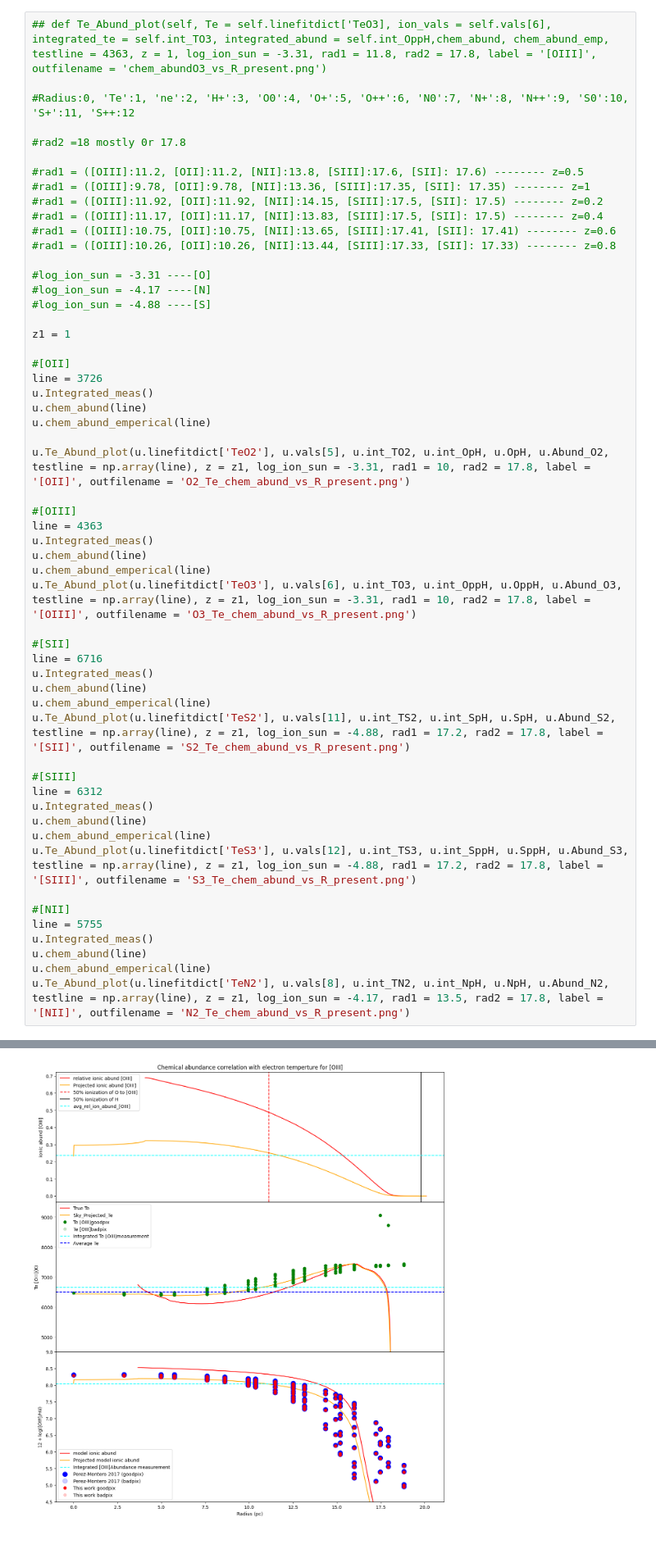
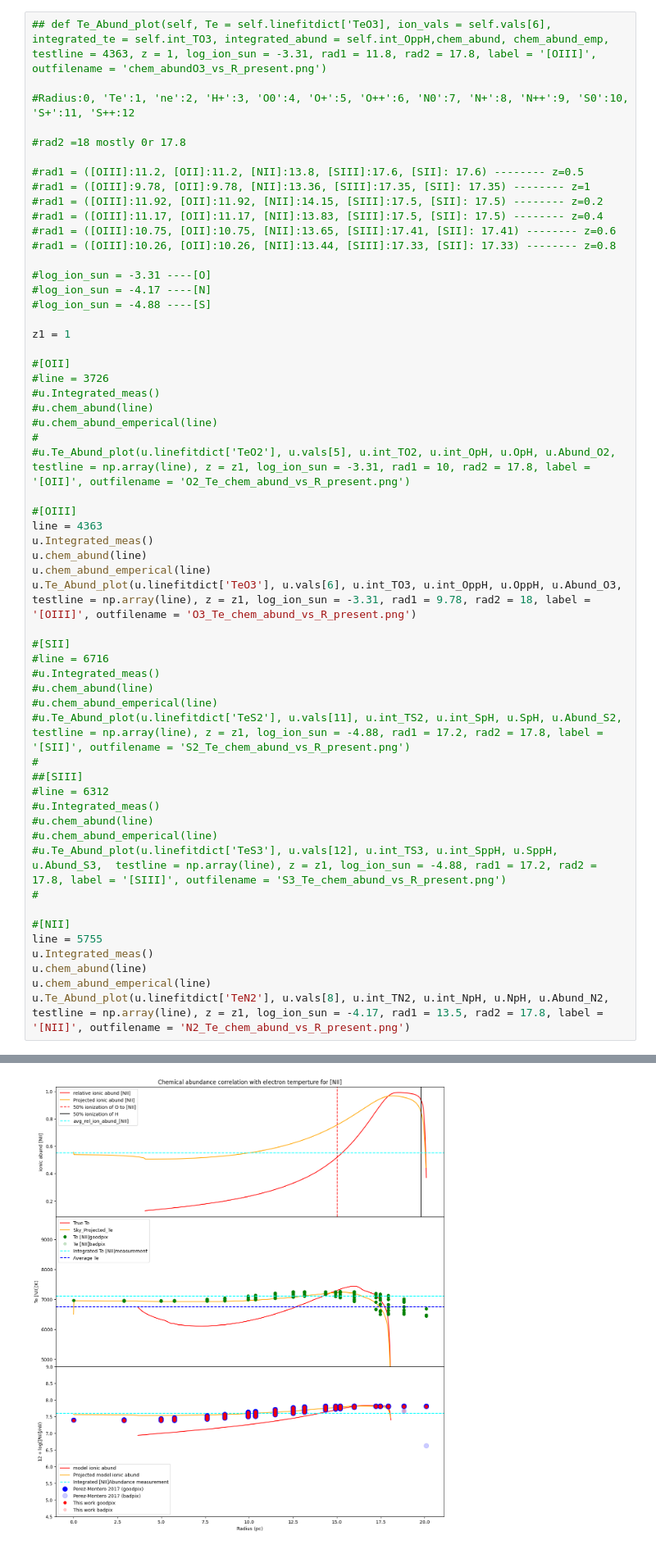
Before and after one commit to Amrita27singh/lvmnebular, a Jupyter notebook: Testing_lvmnebular.ipynb, the cells around one changed output, grey strips where cells are left out. Shown at 82% size. Cells and saved outputs as stored; diff of their text form.

```diff
--- a/Testing_lvmnebular.ipynb
+++ b/Testing_lvmnebular.ipynb
@@ -133,33 +139,34 @@ plt.ylim(8000, 20000)
 z1 = 1
 
 #[OII]
-line = 3726
-u.Integrated_meas()
-u.chem_abund(line)
-u.chem_abund_emperical(line)
-
-u.Te_Abund_plot(u.linefitdict['TeO2'], u.vals[5], u.int_TO2, u.int_OpH, u.OpH, u.Abund_O2,  testline = np.array(line), z = z1, log_ion_sun = -3.31, rad1 = 10, rad2 = 17.8, label = '[OII]', outfilename = 'O2_Te_chem_abund_vs_R_present.png')
+#line = 3726
+#u.Integrated_meas()
+#u.chem_abund(line)
+#u.chem_abund_emperical(line)
+#
+#u.Te_Abund_plot(u.linefitdict['TeO2'], u.vals[5], u.int_TO2, u.int_OpH, u.OpH, u.Abund_O2,  testline = np.array(line), z = z1, log_ion_sun = -3.31, rad1 = 10, rad2 = 17.8, label = '[OII]', outfilename = 'O2_Te_chem_abund_vs_R_present.png')
 
 #[OIII]
 line = 4363
 u.Integrated_meas()
 u.chem_abund(line)
 u.chem_abund_emperical(line)
-u.Te_Abund_plot(u.linefitdict['TeO3'], u.vals[6], u.int_TO3, u.int_OppH, u.OppH, u.Abund_O3,  testline = np.array(line), z = z1, log_ion_sun = -3.31, rad1 = 10, rad2 = 17.8, label = '[OIII]', outfilename = 'O3_Te_chem_abund_vs_R_present.png')
+u.Te_Abund_plot(u.linefitdict['TeO3'], u.vals[6], u.int_TO3, u.int_OppH, u.OppH, u.Abund_O3,  testline = np.array(line), z = z1, log_ion_sun = -3.31, rad1 = 9.78, rad2 = 18, label = '[OIII]', outfilename = 'O3_Te_chem_abund_vs_R_present.png')
 
 #[SII]
-line = 6716
-u.Integrated_meas()
-u.chem_abund(line)
-u.chem_abund_emperical(line)
-u.Te_Abund_plot(u.linefitdict['TeS2'], u.vals[11], u.int_TS2, u.int_SpH, u.SpH, u.Abund_S2,  testline = np.array(line), z = z1, log_ion_sun = -4.88, rad1 = 17.2, rad2 = 17.8, label = '[SII]', outfilename = 'S2_Te_chem_abund_vs_R_present.png')
-
-#[SIII]
-line = 6312
-u.Integrated_meas()
-u.chem_abund(line)
-u.chem_abund_emperical(line)
-u.Te_Abund_plot(u.linefitdict['TeS3'], u.vals[12], u.int_TS3, u.int_SppH, u.SppH, u.Abund_S3,  testline = np.array(line), z = z1, log_ion_sun = -4.88, rad1 = 17.2, rad2 = 17.8, label = '[SIII]', outfilename = 'S3_Te_chem_abund_vs_R_present.png')
+#line = 6716
+#u.Integrated_meas()
+#u.chem_abund(line)
+#u.chem_abund_emperical(line)
+#u.Te_Abund_plot(u.linefitdict['TeS2'], u.vals[11], u.int_TS2, u.int_SpH, u.SpH, u.Abund_S2,  testline = np.array(line), z = z1, log_ion_sun = -4.88, rad1 = 17.2, rad2 = 17.8, label = '[SII]', outfilename = 'S2_Te_chem_abund_vs_R_present.png')
+#
+##[SIII]
+#line = 6312
+#u.Integrated_meas()
+#u.chem_abund(line)
+#u.chem_abund_emperical(line)
+#u.Te_Abund_plot(u.linefitdict['TeS3'], u.vals[12], u.int_TS3, u.int_SppH, u.SppH, u.Abund_S3,  testline = np.array(line), z = z1, log_ion_sun = -4.88, rad1 = 17.2, rad2 = 17.8, label = '[SIII]', outfilename = 'S3_Te_chem_abund_vs_R_present.png')
+#
 
 #[NII]
 line = 5755
@@ -172 +181 @@ u.Te_Abund_plot(u.linefitdict['TeN2'], u.vals[8], u.int_TN2, u.int_NpH, u.NpH, u
-[figure, old version]
+[figure, new version]
```
Also changed, not shown: parts of 5 cells of this notebook, 2 other files.
